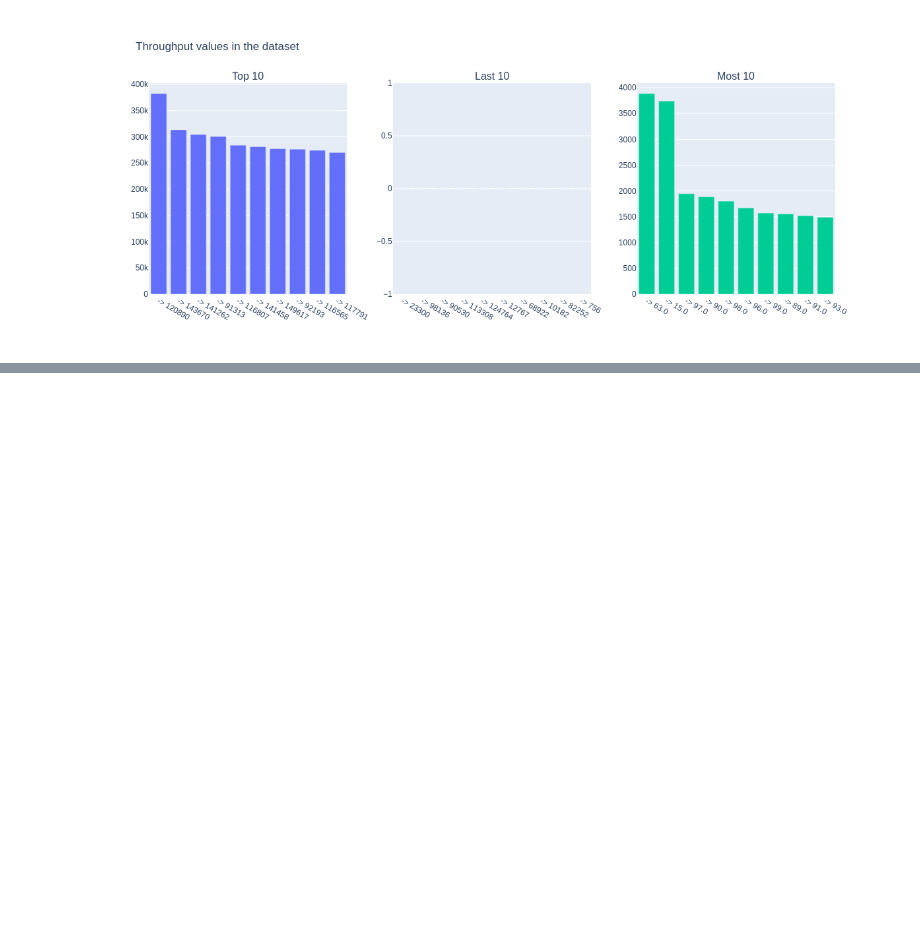
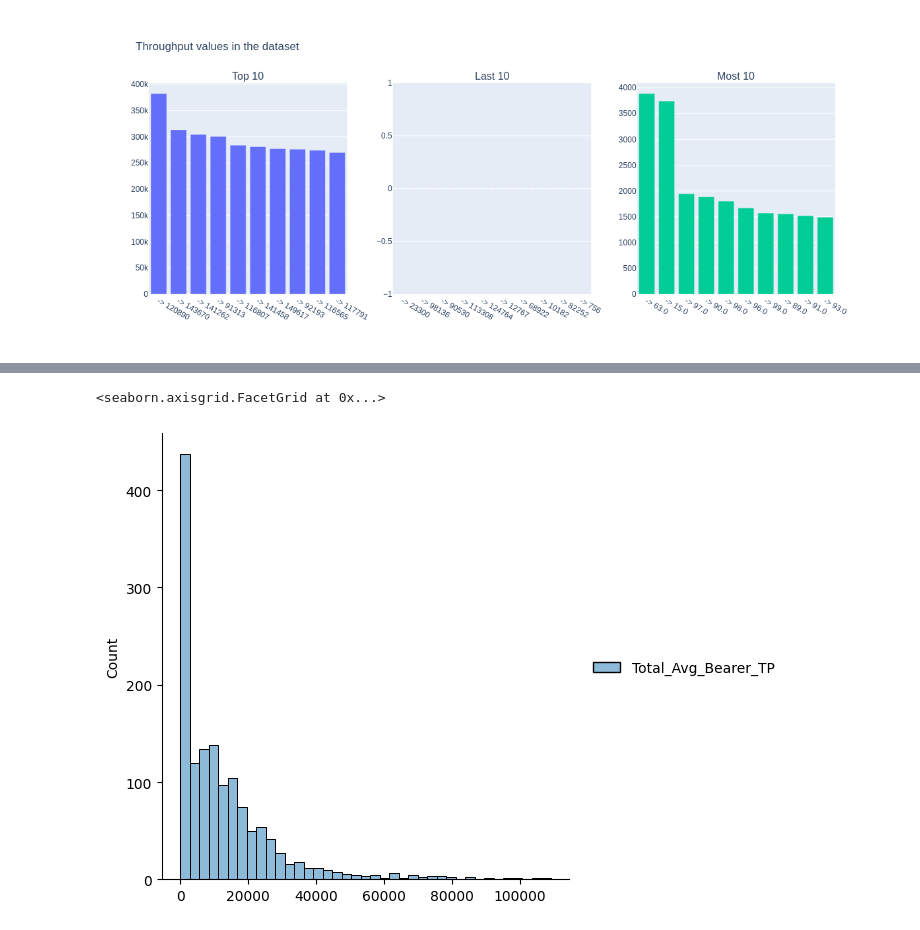
Before and after one commit to brook1167/Telecom-Analysis, a Jupyter notebook: notebooks/User_experience_analysis_task3.ipynb, the cells around one changed output, grey strips where cells are left out. Cells and saved outputs as stored; diff of their text form; code cells hidden in the pictures; blank space fills up the shorter version.

```diff
--- a/notebooks/User_experience_analysis_task3.ipynb
+++ b/notebooks/User_experience_analysis_task3.ipynb
@@ -131,0 +138,4 @@ mult_hist([top_10, last_10, most_10, top_10], 1,
+# %%
+handset_type_agg = telecom_df.groupby('Handset Type').agg(
+    {'Total_Avg_Bearer_TP': 'mean', 'Total_Avg_TCP': 'mean'})
+handset_type_agg.head()
@@ -131,0 +150,9 @@ mult_hist([top_10, last_10, most_10, top_10], 1,
+# %%
+# Distribution of the average throughput per handset type
+sorted_by_tp = handset_type_agg.groupby('Handset Type').agg(
+     {'Total_Avg_Bearer_TP': 'mean'})
+
+sns.displot(sorted_by_tp)
+# %% [output]
+<seaborn.axisgrid.FacetGrid at 0x...>
+[figure, added]
```
Also changed, not shown: parts of 3 cells of this notebook.
